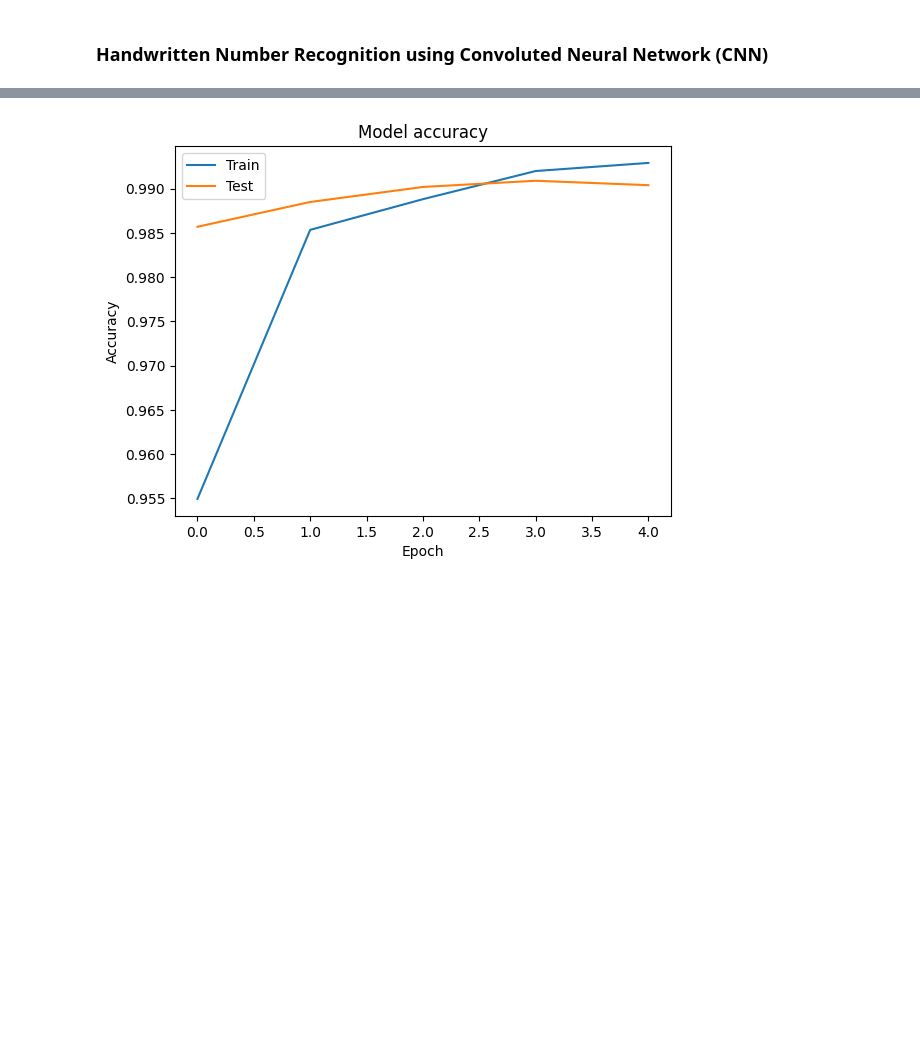
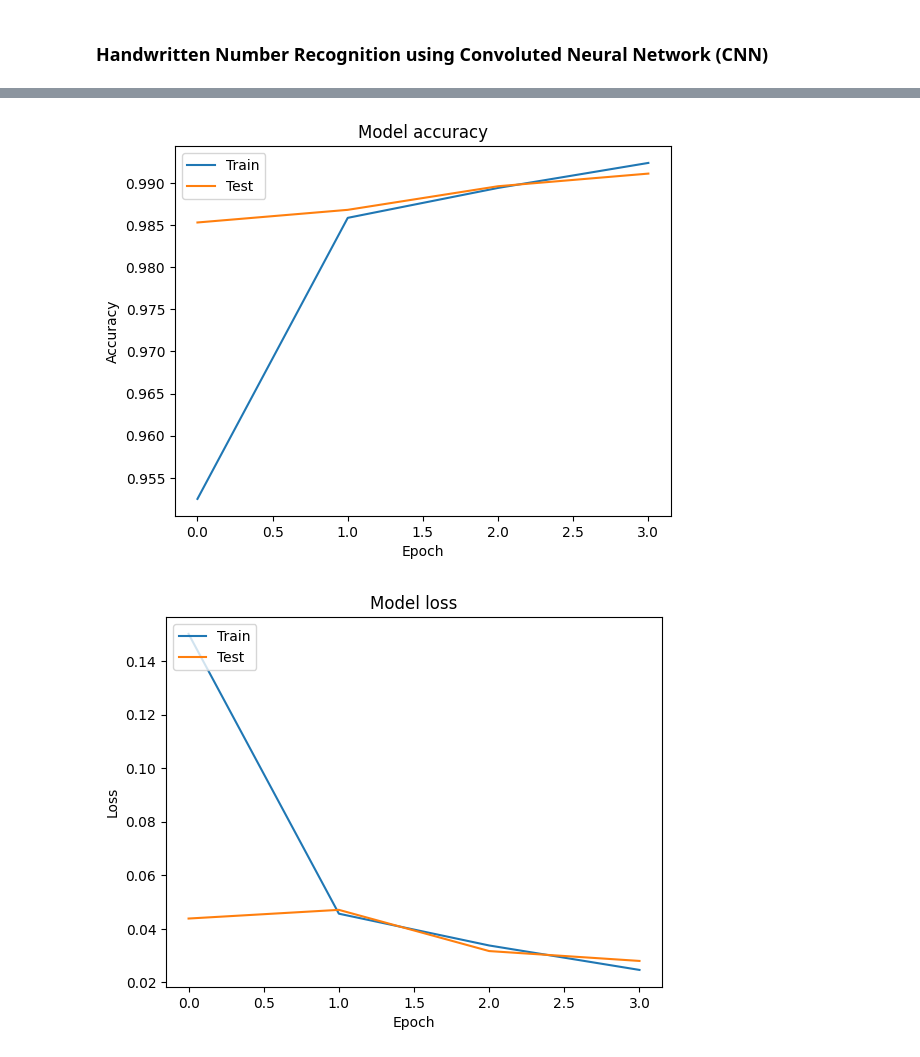
Before and after one commit to tengkuirfan/AllThingsML, a Jupyter notebook: handwrittenNumber_CNN.ipynb, the cells around one changed output, grey strips where cells are left out. Saved outputs shown, nothing was run; the diff lists cells and outputs as text; code cells hidden in the pictures; blank space fills up the shorter version.

```diff
--- a/handwrittenNumber_CNN.ipynb
+++ b/handwrittenNumber_CNN.ipynb
@@ -13,7 +13,8 @@ test_images = test_images.reshape((10000, 28, 28, 1)).astype('float32') / 255
 # %%
 # Build a CNN model
 model = models.Sequential([
-    layers.Conv2D(32, (3, 3), activation='relu', input_shape=(28, 28, 1)),
+    layers.Input(shape=(28, 28, 1)),
+    layers.Conv2D(32, (3, 3), activation='relu'),
     layers.MaxPooling2D((2, 2)),
     layers.Conv2D(64, (3, 3), activation='relu'),
     layers.MaxPooling2D((2, 2)),
@@ -29,6 +30,6 @@ model.compile(optimizer='adam',
               metrics=['accuracy'])
 # %%
 # Train the model
-history = model.fit(train_images, train_labels, epochs=5,
+history = model.fit(train_images, train_labels, epochs=4,
                     validation_data=(test_images, test_labels))
 # %% [output]
@@ -54,11 +55,21 @@ Test accuracy: 0.9904000163078308
 # %%
 # Plot training and validation accuracy values
 plt.plot(history.history['accuracy'])
 plt.plot(history.history['val_accuracy'])
 plt.title('Model accuracy')
 plt.ylabel('Accuracy')
 plt.xlabel('Epoch')
 plt.legend(['Train', 'Test'], loc='upper left')
 plt.show()
+
+# Plot training and validation loss values
+plt.plot(history.history['loss'])
+plt.plot(history.history['val_loss'])
+plt.title('Model loss')
+plt.ylabel('Loss')
+plt.xlabel('Epoch')
+plt.legend(['Train', 'Test'], loc='upper left')
+plt.show()
 # %% [output]
-[figure, old version]
+[figure, new version]
+[figure, added]
```
Also changed, not shown: parts of 3 cells of this notebook, 3 other files.
